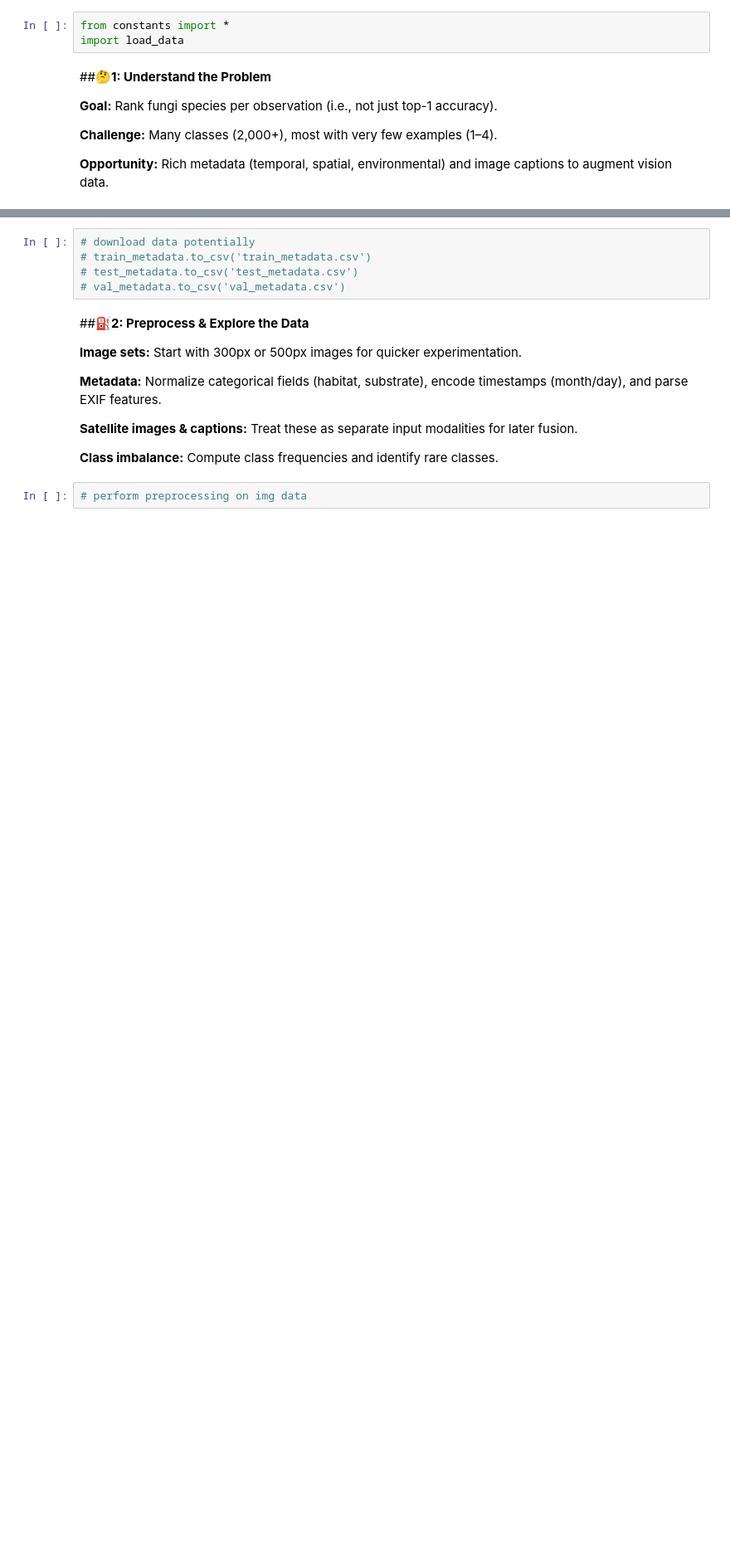
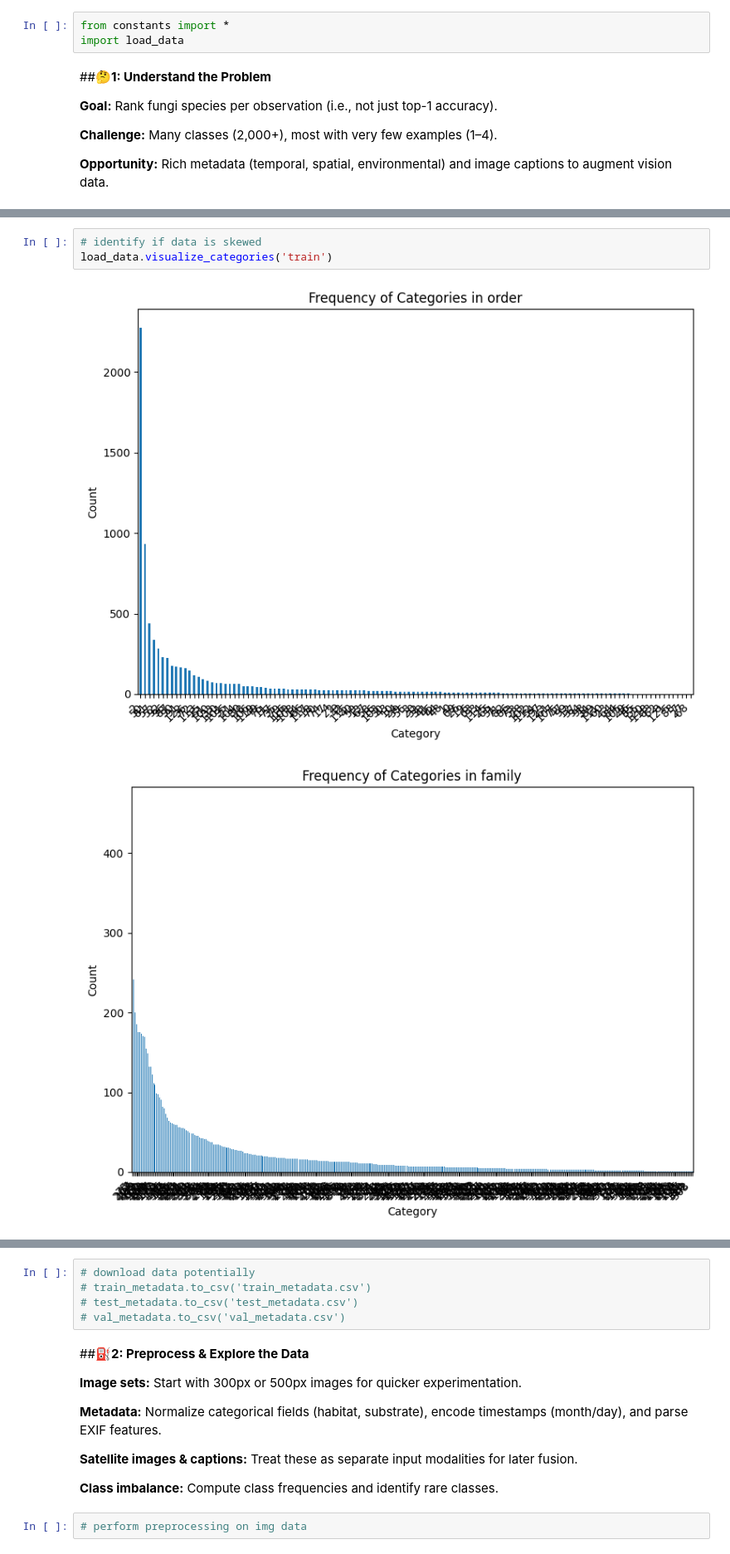
Before and after one commit to dhamil-bytes/FungiClef-25, a Jupyter notebook: fungiclef_dhamil_akamath.ipynb, the cells around one changed output, grey strips where cells are left out. Shown at 83% size. Cells and saved outputs as stored; diff of their text form; blank space fills up the shorter version.

Commit message:
visualize skewed data

```diff
--- a/fungiclef_dhamil_akamath.ipynb
+++ b/fungiclef_dhamil_akamath.ipynb
@@ -68,0 +83,6 @@ val_metadata = load_data.standardize_data(val_metadata)
+# %%
+# identify if data is skewed
+load_data.visualize_categories('train')
+# %% [output]
+[figure, added]
+[figure, added]
```
Also changed, not shown: parts of 10 cells of this notebook, 1 other file.
